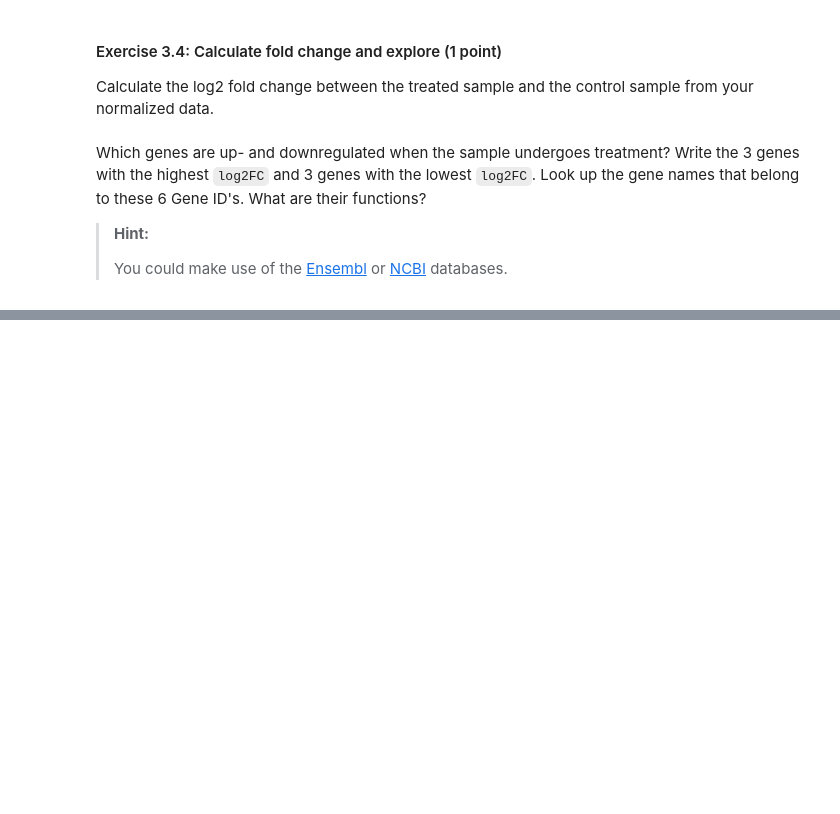
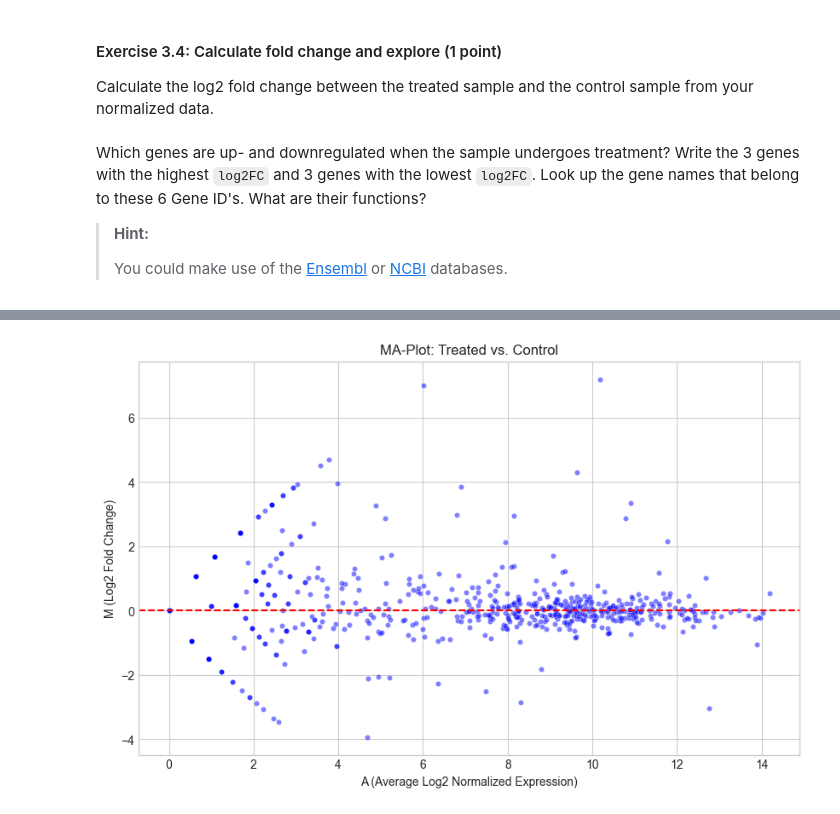
Before and after one commit to greinerlucas/Programming-in-Bioinformatics-2025, a Jupyter notebook: Exercise 3/Exercise_3.ipynb, the cells around one changed output, grey strips where cells are left out. Saved outputs shown, nothing was run; the diff lists cells and outputs as text; code cells hidden in the pictures; blank space fills up the shorter version.

Commit message:
Exercise 3

```diff
--- a/Exercise 3/Exercise_3.ipynb
+++ b/Exercise 3/Exercise_3.ipynb
@@ -83,7 +174,7 @@ In a real analysis with adequate replication, these steps would be followed by _
 import pandas as pd
 
 # Read in your featureCounts output file into a pandas df
-FEATURECOUNTS_TSV = "control_treated_counts.txt"  # path to your featureCounts output
+FEATURECOUNTS_TSV = "C:/Users/lucas/Desktop/School/Universität Basel/3. Semester - HS 2025/Programming in Bioinformatics 2025/Exercise 3/Output 3.2/gene_counts_Ex_3.2.txt"  # path to your featureCounts output
 
 fc = pd.read_csv(FEATURECOUNTS_TSV, sep="\t", comment="#").set_index("Geneid")
 
@@ -91,7 +182,8 @@ fc = pd.read_csv(FEATURECOUNTS_TSV, sep="\t", comment="#").set_index("Geneid")
 # Identify sample columns (featureCounts puts them at the end and they often end with .bam)
 # Create the df "counts_df" with the sample columns and "Geneid" as the index
 # You can change the name of the headers as well
-
+counts_df = fc.iloc[:, -2:]
+counts_df.columns = ['control', 'treated']
 
 
 
@@ -115,9 +215,16 @@ def deseq_size_factors(counts_df: pd.DataFrame) -> pd.Series:
     """
 
 
+    counts_df_filtered = counts_df[(counts_df > 0).all(axis=1)] # filter out nan
 
 
+    geo_means = np.exp(np.log(counts_df_filtered).mean(axis=1))
 
+    ratios = counts_df_filtered.divide(geo_means, axis=0)
+
+    size_factors = ratios.median(axis=0)
+
+    return size_factors
 
 
 
@@ -139,3 +256,8 @@ Calculate the log2 fold change between the treated sample and the control sample
+# %%
+# Write your code here
+
+log_2fc = np.log2((normalized_df['treated'] + 1) / (normalized_df['control'] + 1)) # +1 to avoid div by 0
+normalized_df['log_2fc'] = log_2fc
 # %% [markdown]
 Which genes are up- and downregulated when the sample undergoes treatment? Write the 3 genes with the highest `log2FC` and 3 genes with the lowest `log2FC`. Look up the gene names that belong to these 6 Gene ID's. What are their functions?
 
@@ -163,0 +351,29 @@ plt.show()
+# %%
+# Write your code here
+import matplotlib.pyplot as plt
+import seaborn as sns
+
+normalized_df['A_mean_log_2'] = np.log2(normalized_df[['control', 'treated']].mean(axis=1) + 1)
+
+plt.style.use('seaborn-v0_8-whitegrid')
+plt.figure(figsize=(10, 6))
+
+sns.scatterplot(
+    data=normalized_df,
+    x='A_mean_log_2',
+    y='log_2fc',
+    alpha=0.5,
+    s=20,
+    color='blue'
+)
+
+plt.axhline(0, color='red', linestyle='--')
+
+plt.xlabel("A (Average Log2 Normalized Expression)")
+plt.ylabel("M (Log2 Fold Change)")
+plt.title("MA-Plot: Treated vs. Control")
+plt.grid(True)
+
+plt.show()
+# %% [output]
+[figure, added]
```
Also changed, not shown: parts of 12 cells of this notebook.
